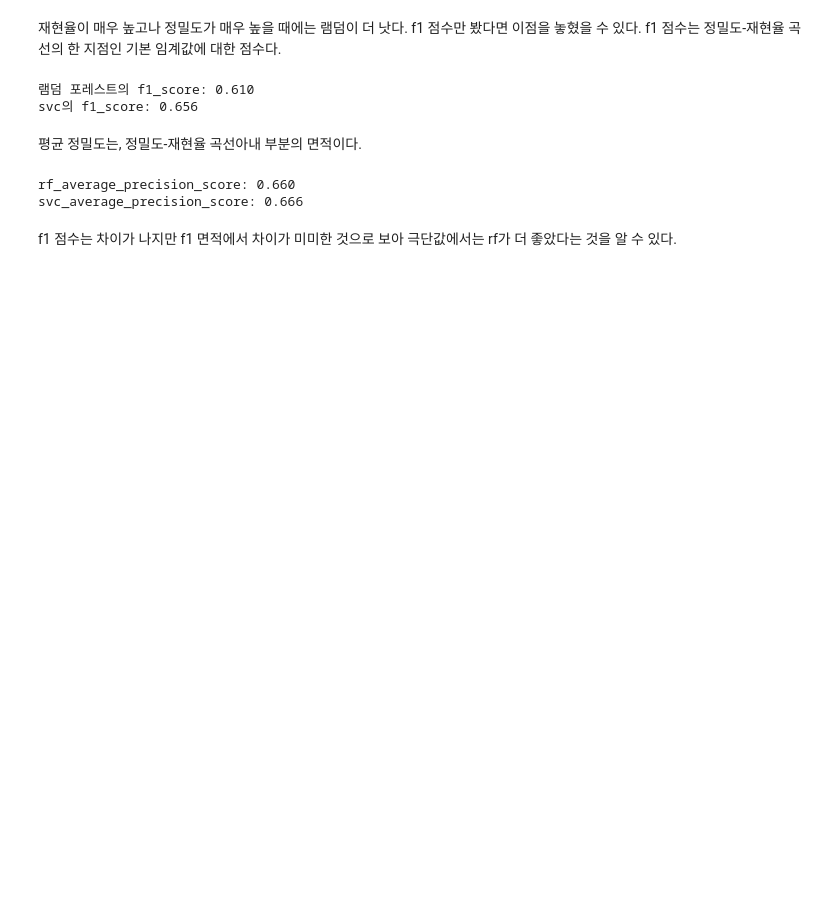
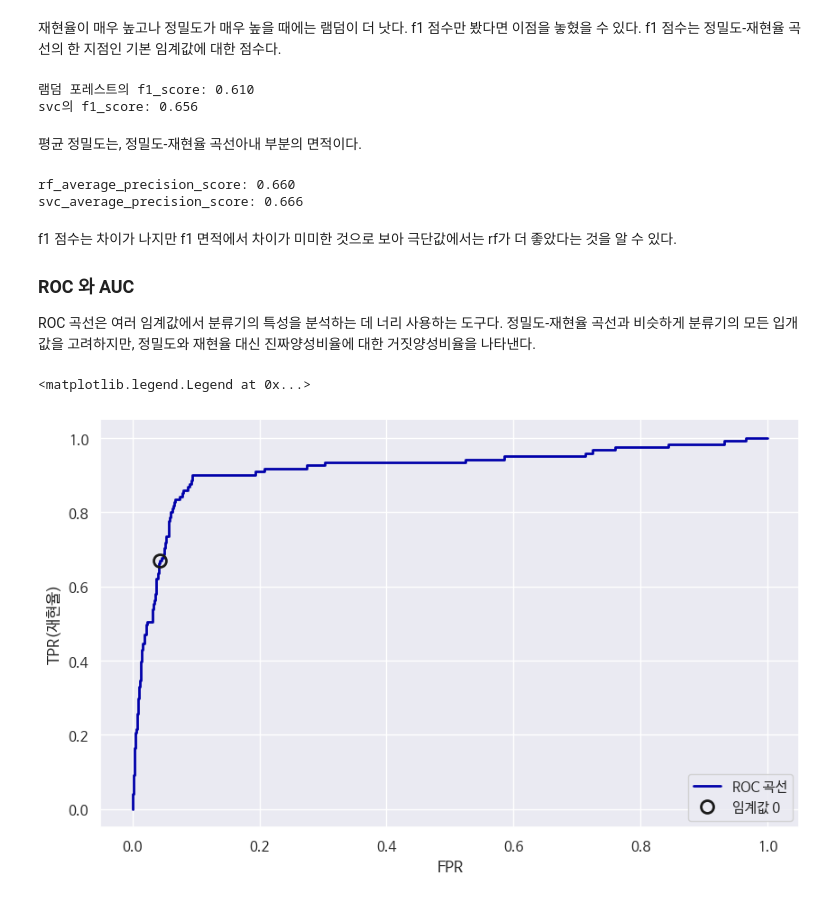
Before and after one commit to 201ssc/python_test1, a Jupyter notebook: 5_3평가지표와_측정.ipynb, the cells around one changed output. Saved outputs shown, nothing was run; the diff lists cells and outputs as text; code cells hidden in the pictures; blank space fills up the shorter version.

```diff
--- a/5_3평가지표와_측정.ipynb
+++ b/5_3평가지표와_측정.ipynb
@@ -368,4 +368,23 @@ print('svc_average_precision_score: {:.3f}'.format(ap_svc))
 rf_average_precision_score: 0.660
 svc_average_precision_score: 0.666
 # %% [markdown]
-f1 점수는 차이가 나지만 f1 면적에서 차이가 미미한 것으로 보아 극단값에서는 rf가 더 좋았다는 것을 알 수 있다.
+f1 점수는 차이가 나지만 f1 면적에서 차이가 미미한 것으로 보아 극단값에서는 rf가
+더 좋았다는 것을 알 수 있다.
+
+### ROC 와 AUC
+ROC 곡선은 여러 임계값에서 분류기의 특성을 분석하는 데 너리 사용하는 도구다. 정밀도-재현율 곡선과 비슷하게 분류기의 모든 입개값을 고려하지만, 정밀도와 재현율 대신 진짜양성비율에 대한 거짓양성비율을 나타낸다.
+# %%
+from sklearn.metrics import roc_curve
+fpr, tpr, thresholds = roc_curve(y_test, svc.decision_function(X_test))
+
+plt.plot(fpr, tpr, label='ROC 곡선')
+plt.xlabel('FPR')
+plt.ylabel('TPR(재현율)')
+
+# 0 근처 임계값을 찾는다.
+close_zero = np.argmin(np.abs(thresholds))
+plt.plot(fpr[close_zero], tpr[close_zero], 'o', markersize=10, label='임계값 0', fillstyle='none', c='k', mew=2)
+plt.legend(loc=4)
+# %% [output]
+<matplotlib.legend.Legend at 0x...>
+[figure, added]
```
Also changed, not shown: parts of 18 cells of this notebook.
